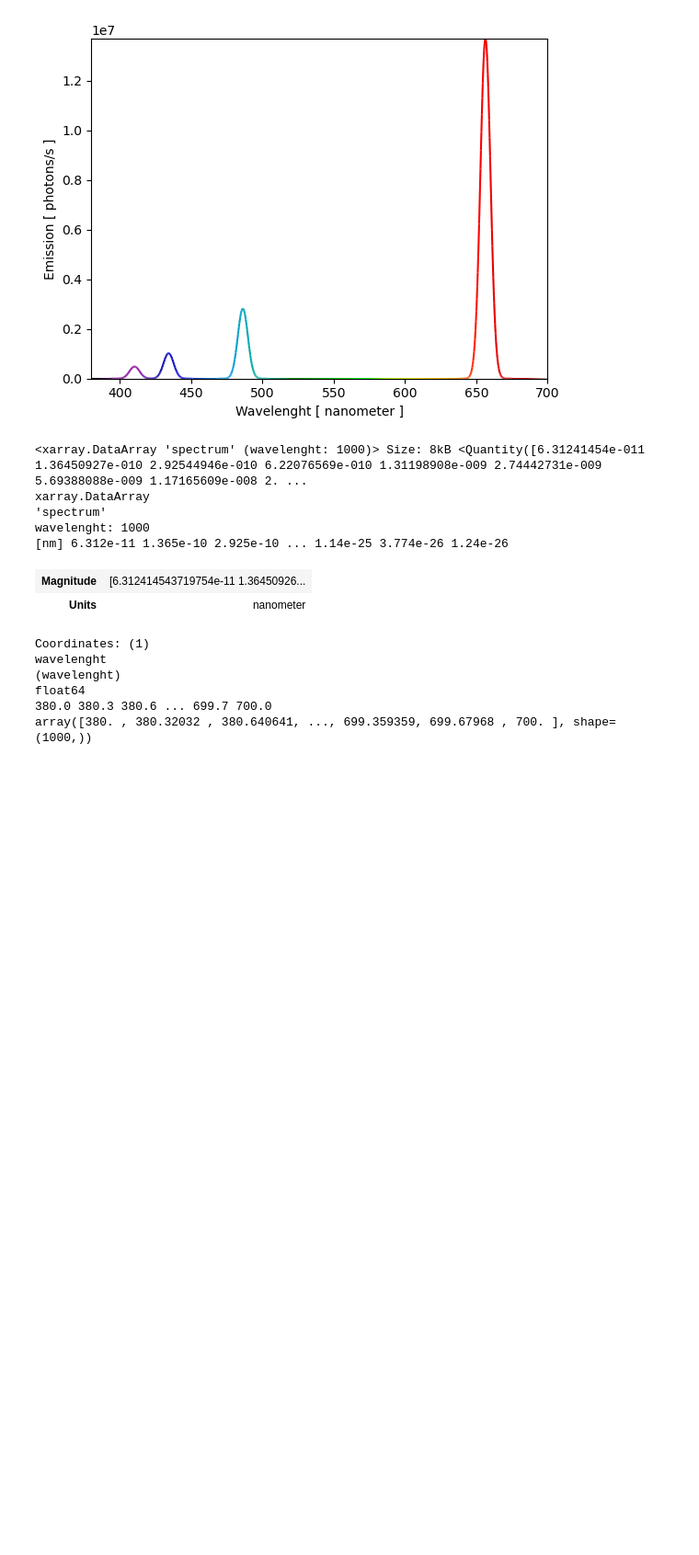
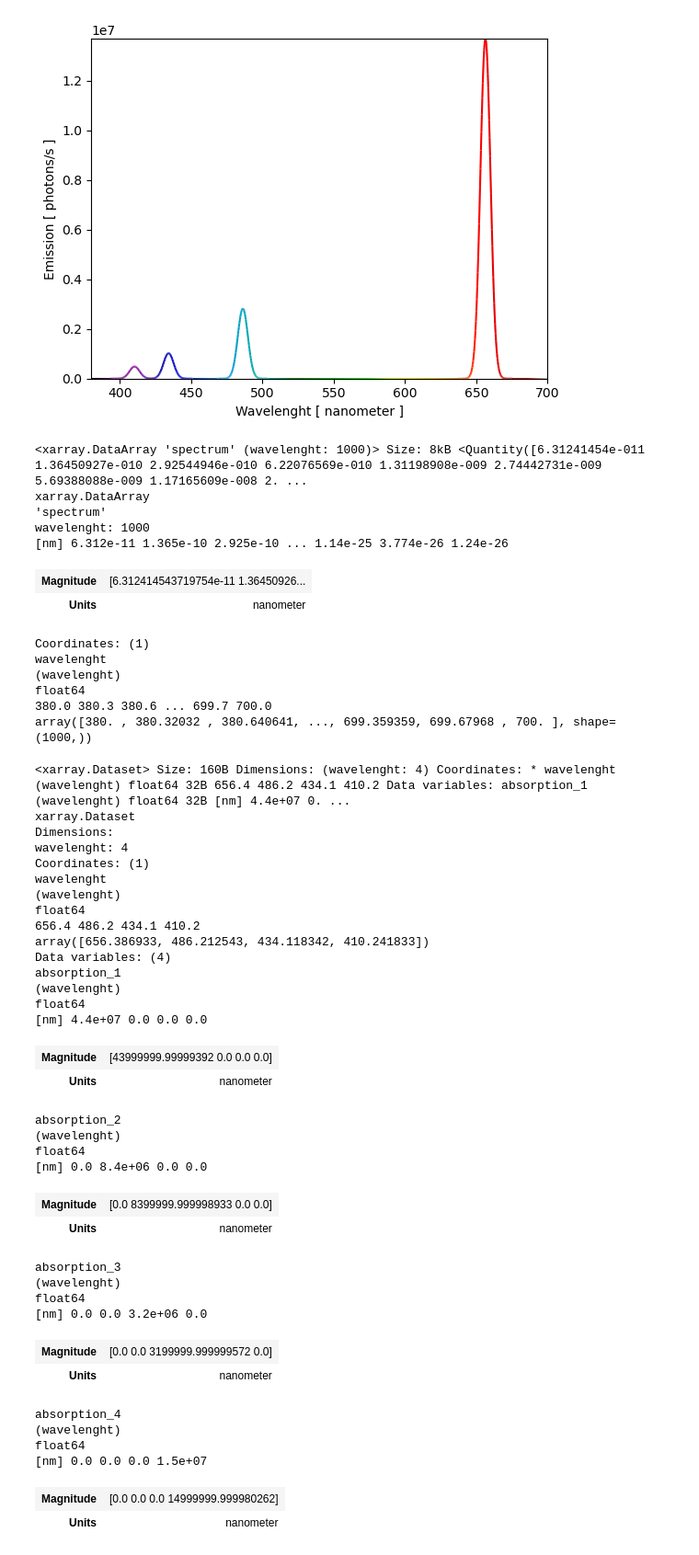
Before and after one commit to dyscolab/jablonski, a Jupyter notebook: examples/hydrogen_spectra.ipynb, the cells around one changed output. Shown at 92% size. Cells and saved outputs as stored; diff of their text form; code cells hidden in the pictures; blank space fills up the shorter version.

Commit message:
added excitation spectra and example

```diff
--- a/examples/hydrogen_spectra.ipynb
+++ b/examples/hydrogen_spectra.ipynb
@@ -100,3 +101,43 @@ wavelenght
 float64
 380.0 380.3 380.6 ... 699.7 700.0
 array([380. , 380.32032 , 380.640641, ..., 699.359359, 699.67968 , 700. ], shape=(1000,))
+# %%
+# Excitation spectra, calculates steady state emission spectra when exciting all pumpers (one at a time)
+# with specified height
+excitation_spectra(Hydrogen, height=2)
+# %% [output]
+<xarray.Dataset> Size: 160B Dimensions: (wavelenght: 4) Coordinates: * wavelenght (wavelenght) float64 32B 656.4 486.2 434.1 410.2 Data variables: absorption_1 (wavelenght) float64 32B [nm] 4.4e+07 0. ...
+xarray.Dataset
+Dimensions:
+wavelenght: 4
+Coordinates: (1)
+wavelenght
+(wavelenght)
+float64
+656.4 486.2 434.1 410.2
+array([656.386933, 486.212543, 434.118342, 410.241833])
+Data variables: (4)
+absorption_1
+(wavelenght)
+float64
+[nm] 4.4e+07 0.0 0.0 0.0
+| Magnitude | [43999999.99999392 0.0 0.0 0.0] |
+| Units | nanometer |
+absorption_2
+(wavelenght)
+float64
+[nm] 0.0 8.4e+06 0.0 0.0
+| Magnitude | [0.0 8399999.999998933 0.0 0.0] |
+| Units | nanometer |
+absorption_3
+(wavelenght)
+float64
+[nm] 0.0 0.0 3.2e+06 0.0
+| Magnitude | [0.0 0.0 3199999.999999572 0.0] |
+| Units | nanometer |
+absorption_4
+(wavelenght)
+float64
+[nm] 0.0 0.0 0.0 1.5e+07
+| Magnitude | [0.0 0.0 0.0 14999999.999980262] |
+| Units | nanometer |
```
Also changed, not shown: parts of 1 cell of this notebook, 2 other files.
